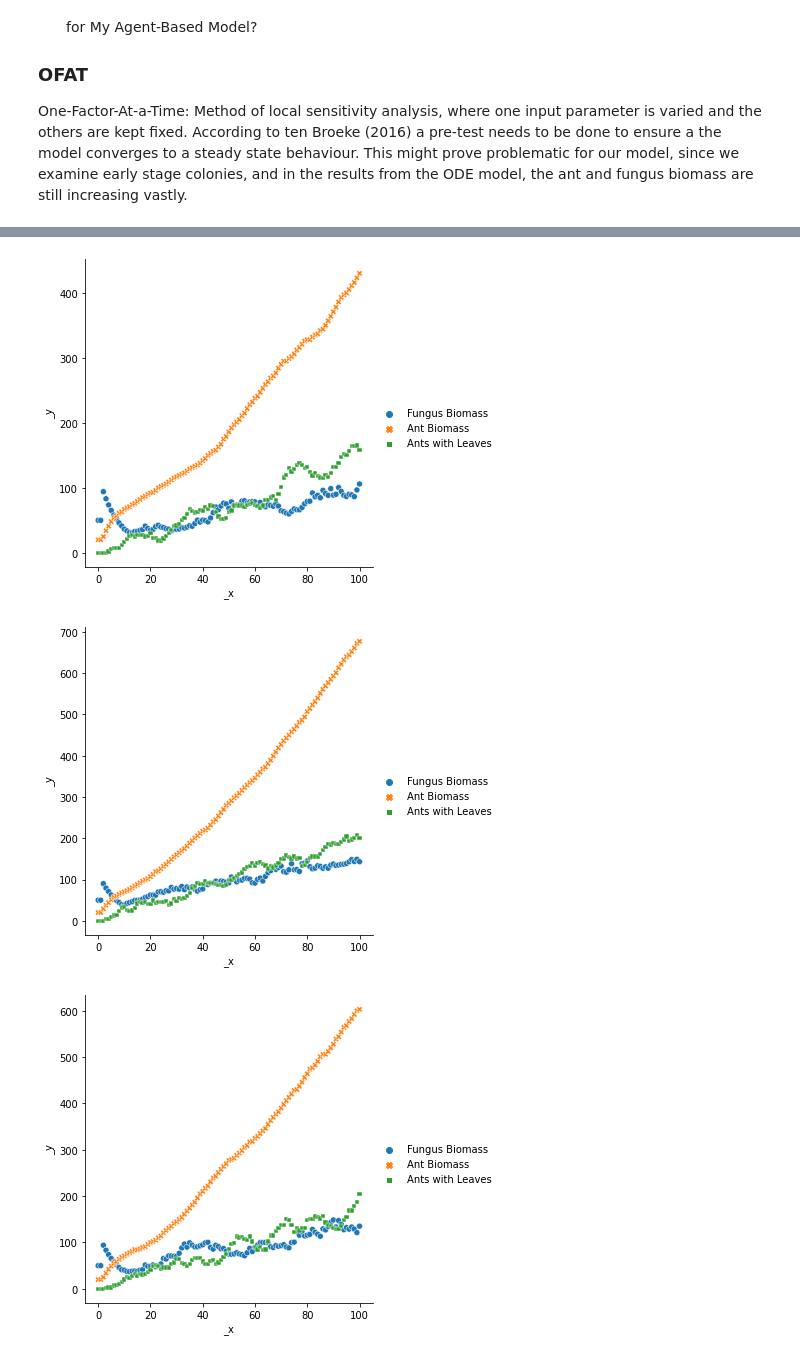
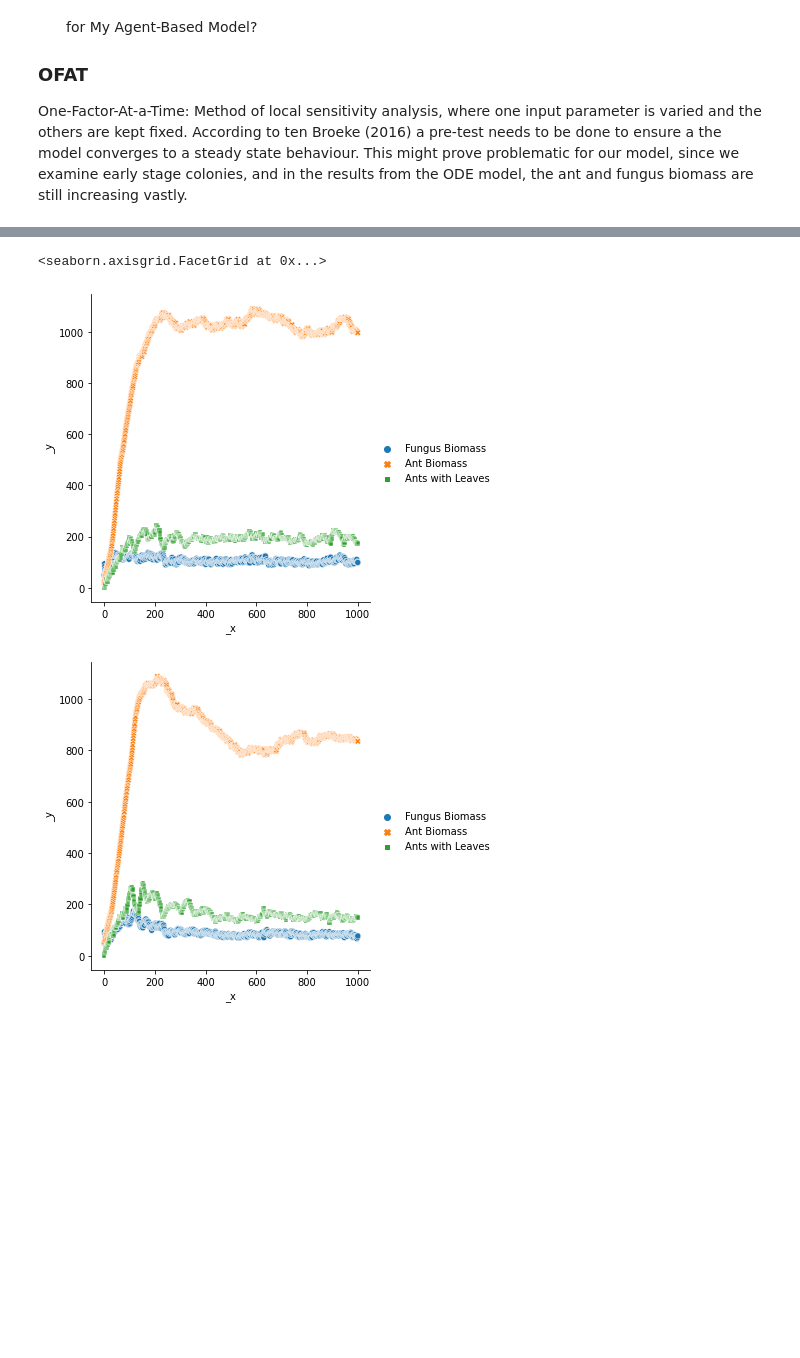
Before and after one commit to Maloup/leafcutter-ants-fungi-mutualism-abm, a Jupyter notebook: SA-experimentation.ipynb, the cells around one changed output, grey strips where cells are left out. Cells and saved outputs as stored; diff of their text form; code cells hidden in the pictures; blank space fills up the shorter version.

```diff
--- a/SA-experimentation.ipynb
+++ b/SA-experimentation.ipynb
@@ -26,8 +26,8 @@ model = LeafcutterAntsFungiMutualismModel(num_ants=50, num_plants=30, width=20,
                  leaf_regrowth_rate=1/2, ant_death_probability=0.01,
                  initial_fungus_energy=50, fungus_decay_rate=1/50)
 
-repetitions = 100
-time_steps = 100
+repetitions = 3
+time_steps = 1000
 
 output_variables = {"Ants_Biomass": track_ants,
                     "Fungus_Biomass": lambda m: m.fungi[0].biomass}
@@ -98,7 +92,7 @@ print(data_collection[(20,20)])
 # %%
-for i in range(10):
-    sns.relplot(data=data_collection[(20,i)])
+sns.relplot(data=data_collection[(20,1)])
+sns.relplot(data=data_collection[(50,1)])
 # %% [output]
+<seaborn.axisgrid.FacetGrid at 0x...>
-[figure, old version]
+[figure, new version]
-[figure, old version]
+[figure, new version]
-[figure, removed]
```
Also changed, not shown: parts of 4 cells of this notebook, 1 other file.
